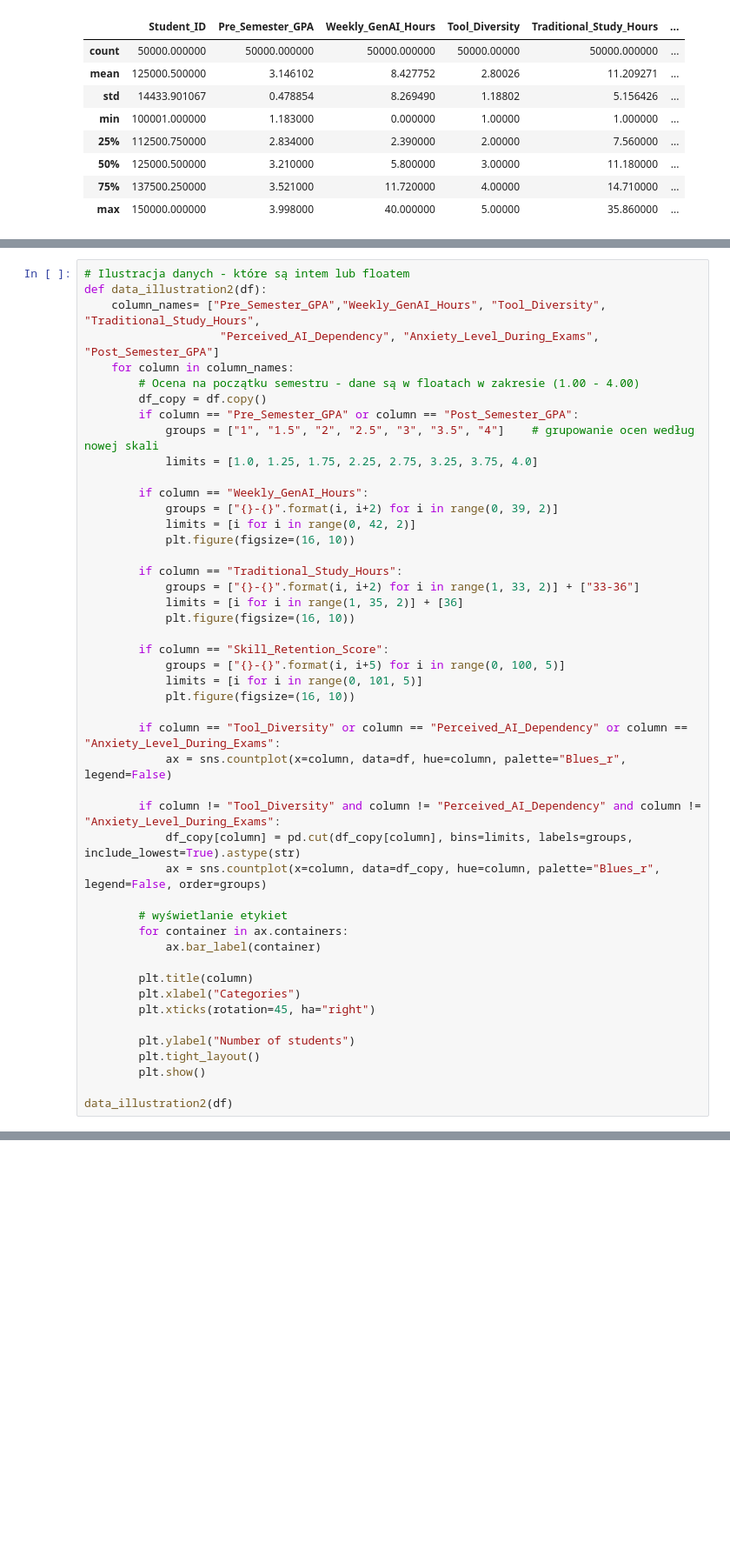
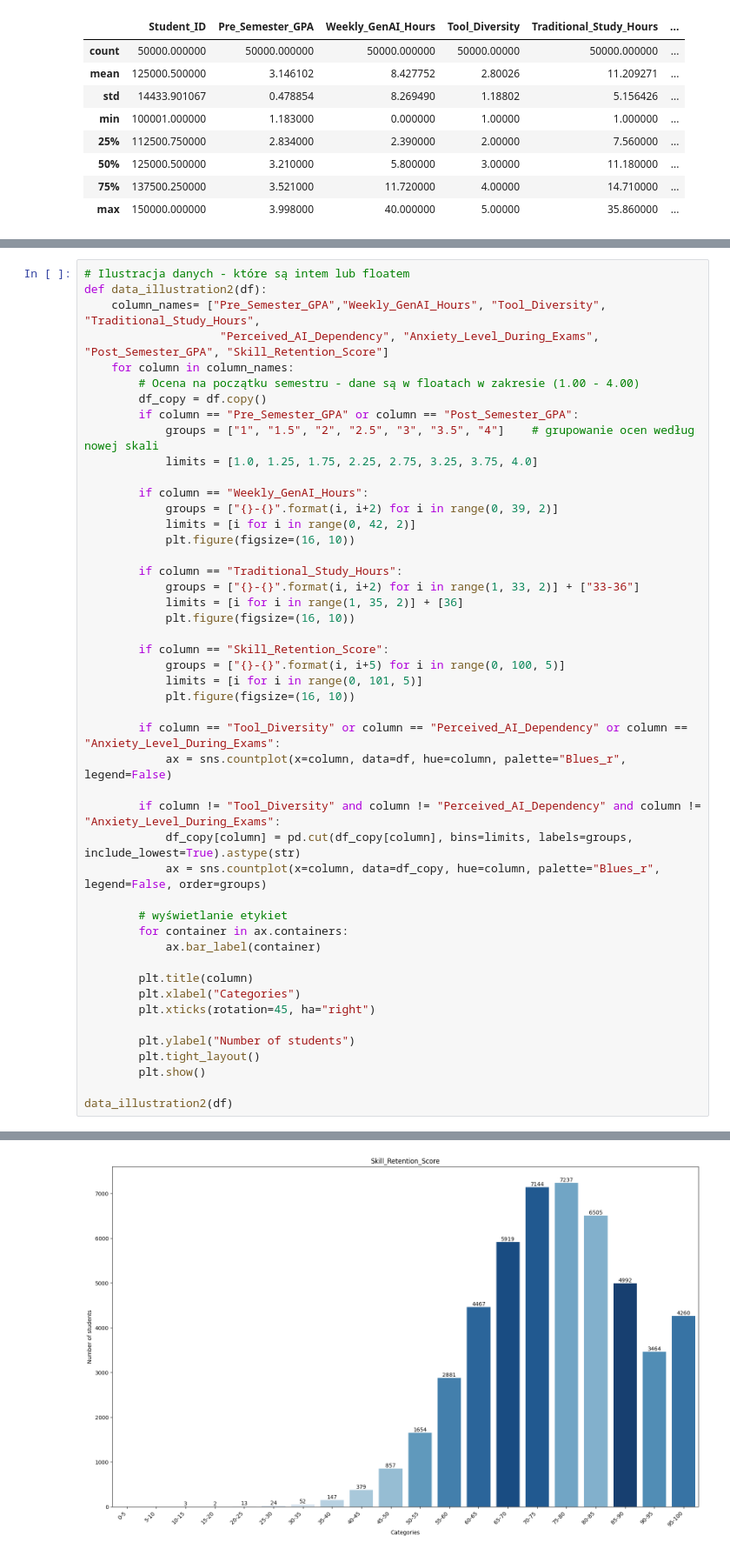
Before and after one commit to vdnfgg/PMN-26L_Projekt, a Jupyter notebook: analiza_danych.ipynb, the cells around one changed output, grey strips where cells are left out. Shown at 87% size. Cells and saved outputs as stored; diff of their text form; blank space fills up the shorter version.

```diff
--- a/analiza_danych.ipynb
+++ b/analiza_danych.ipynb
@@ -130,7 +130,7 @@ data_illustration1(df)
 # Ilustracja danych - które są intem lub floatem
 def data_illustration2(df):
     column_names= ["Pre_Semester_GPA","Weekly_GenAI_Hours", "Tool_Diversity", "Traditional_Study_Hours",
-                    "Perceived_AI_Dependency", "Anxiety_Level_During_Exams",  "Post_Semester_GPA"]
+                    "Perceived_AI_Dependency", "Anxiety_Level_During_Exams",  "Post_Semester_GPA", "Skill_Retention_Score"]
     for column in column_names:
         # Ocena na początku semestru - dane są w floatach w zakresie (1.00 - 4.00)
         df_copy = df.copy()
@@ -154,30 +154,31 @@ def data_illustration2(df):
             plt.figure(figsize=(16, 10))
 
         if column == "Tool_Diversity" or column == "Perceived_AI_Dependency" or column == "Anxiety_Level_During_Exams":
             ax = sns.countplot(x=column, data=df, hue=column, palette="Blues_r", legend=False)
 
         if column != "Tool_Diversity" and column != "Perceived_AI_Dependency" and column != "Anxiety_Level_During_Exams":
             df_copy[column] = pd.cut(df_copy[column], bins=limits, labels=groups, include_lowest=True).astype(str)
             ax = sns.countplot(x=column, data=df_copy, hue=column, palette="Blues_r", legend=False, order=groups)
 
         # wyświetlanie etykiet
         for container in ax.containers:
             ax.bar_label(container)
 
         plt.title(column)
         plt.xlabel("Categories")
         plt.xticks(rotation=45, ha="right")
 
         plt.ylabel("Number of students")
         plt.tight_layout()
         plt.show()
 
 data_illustration2(df)
 # %% [output]
 [figure]
 [figure]
 [figure]
 [figure]
 [figure]
 [figure]
 [figure]
+[figure, added]
```
Also changed, not shown: parts of 1 cell of this notebook.
